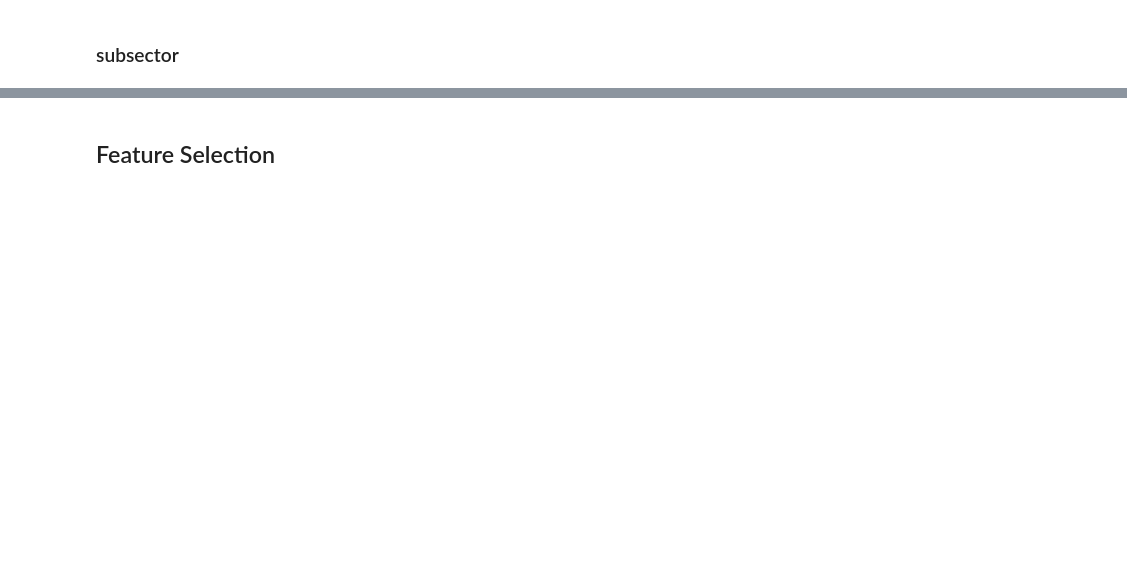
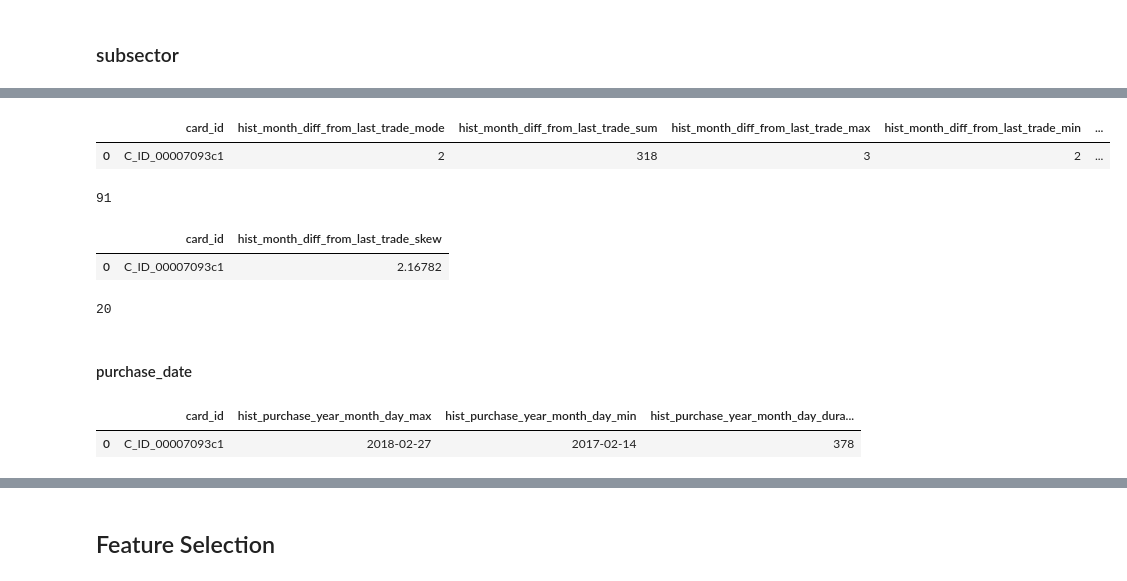
Before and after one commit to SONG-WONHO/Kaggle-Elo, a Jupyter notebook: 2-2 Feature Engineering and Selection.ipynb, the cells around one changed output, grey strips where cells are left out. Drawn from its saved outputs; the diff is of its cells as text; code cells hidden in the pictures; blank space fills up the shorter version.

```diff
--- a/2-2 Feature Engineering and Selection.ipynb
+++ b/2-2 Feature Engineering and Selection.ipynb
@@ -368,0 +472,21 @@ gc.collect()
+# %%
+col = ['month_diff_from_last_trade', 'month_diff_from_first_trade', 'month_diff_from_today']
+final_col = []
+for c in col:
+    final_col += ['hist_' + c + '_' + v for v in ['mode', 'sum', 'max', 'min', 'std', 'var', 'cnt_std']]
+
+final_col
+temp.columns = final_col
+temp.reset_index(inplace=True)
+temp.head(1)
+# %% [output]
+|  | card_id | hist_month_diff_from_last_trade_mode | hist_month_diff_from_last_trade_sum | hist_month_diff_from_last_trade_max | hist_month_diff_from_last_trade_min | ... |
+| 0 | C_ID_00007093c1 | 2 | 318 | 3 | 2 | ... |
+# %%
+train = train.merge(temp, on='card_id', how='left')
+test = test.merge(temp, on='card_id', how='left')
+
+del temp
+gc.collect()
+# %% [output]
+91
@@ -368,0 +495,17 @@ gc.collect()
+# %%
+temp.columns = ['hist_month_diff_from_last_trade_skew']
+temp.reset_index(inplace=True)
+temp.head(1)
+# %% [output]
+|  | card_id | hist_month_diff_from_last_trade_skew |
+| 0 | C_ID_00007093c1 | 2.16782 |
+# %%
+train = train.merge(temp, on='card_id', how='left')
+test = test.merge(temp, on='card_id', how='left')
+
+del temp
+gc.collect()
+# %% [output]
+20
+# %% [markdown]
+#### purchase_date
@@ -368,0 +517,7 @@ gc.collect()
+# %%
+temp.columns = ['hist_purchase_year_month_day_max', 'hist_purchase_year_month_day_min', 'hist_purchase_year_month_day_duration']
+temp.reset_index(inplace=True)
+temp.head(1)
+# %% [output]
+|  | card_id | hist_purchase_year_month_day_max | hist_purchase_year_month_day_min | hist_purchase_year_month_day_dura... |
+| 0 | C_ID_00007093c1 | 2018-02-27 | 2017-02-14 | 378 |
```
Also changed, not shown: parts of 47 cells of this notebook.
